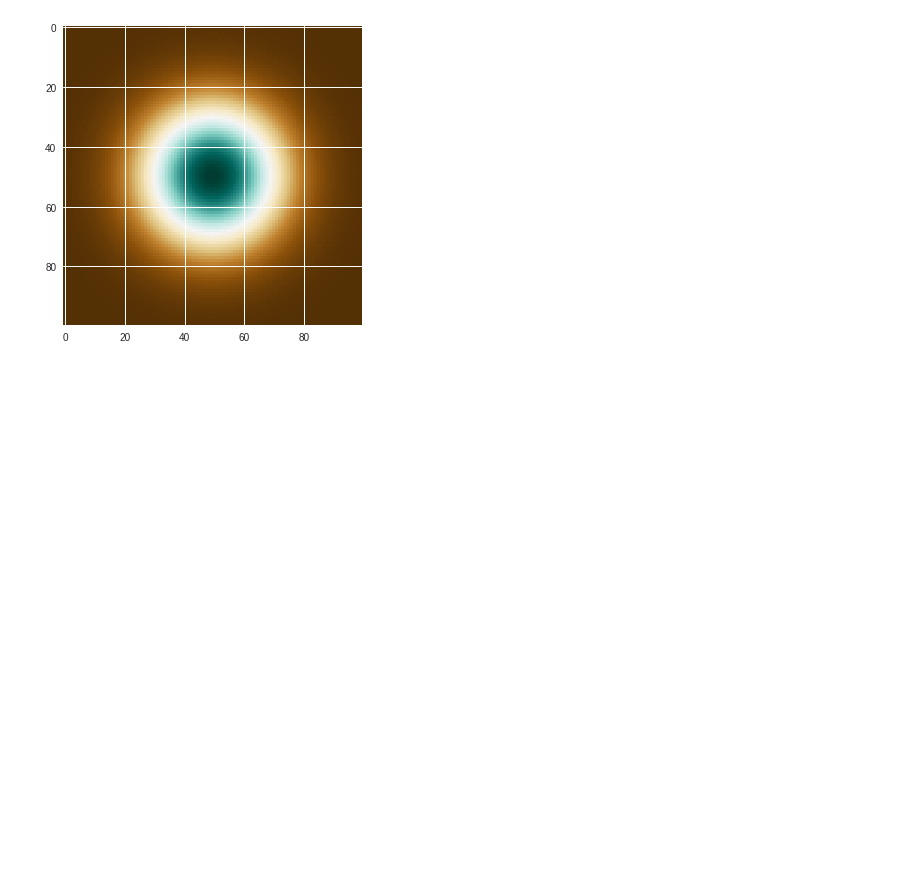
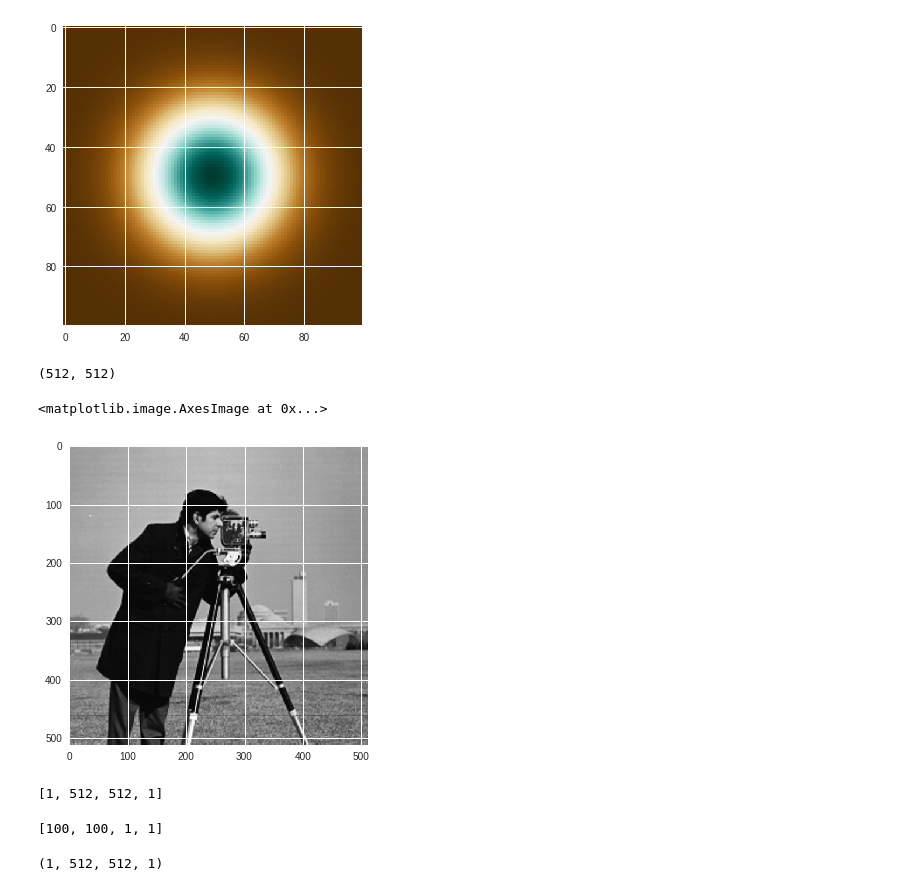
Before and after one commit to sg1791/Kadenze_Image_dataset_processing, a Jupyter notebook: Kadenze_celebface_dataset.ipynb, the cells around one changed output. Cells and saved outputs as stored; diff of their text form; code cells hidden in the pictures; blank space fills up the shorter version.

```diff
--- a/Kadenze_celebface_dataset.ipynb
+++ b/Kadenze_celebface_dataset.ipynb
@@ -408,0 +416,11 @@ plt.imshow(z2.eval(),cmap = 'BrBG')
+# %%
+img = data.camera().astype(np.float32)
+# %%
+img.shape
+# %% [output]
+(512, 512)
+# %%
+plt.imshow(img,cmap = 'gray')
+# %% [output]
+<matplotlib.image.AxesImage at 0x...>
+[figure, added]
@@ -408,0 +433,4 @@ plt.imshow(z2.eval(),cmap = 'BrBG')
+# %%
+img_4d.get_shape().as_list()
+# %% [output]
+[1, 512, 512, 1]
@@ -408,0 +440,4 @@ plt.imshow(z2.eval(),cmap = 'BrBG')
+# %%
+z_4d.get_shape().as_list()
+# %% [output]
+[100, 100, 1, 1]
@@ -408,0 +448,4 @@ plt.imshow(z2.eval(),cmap = 'BrBG')
+# %%
+res2.shape
+# %% [output]
+(1, 512, 512, 1)
```
Also changed, not shown: parts of 18 cells of this notebook.
